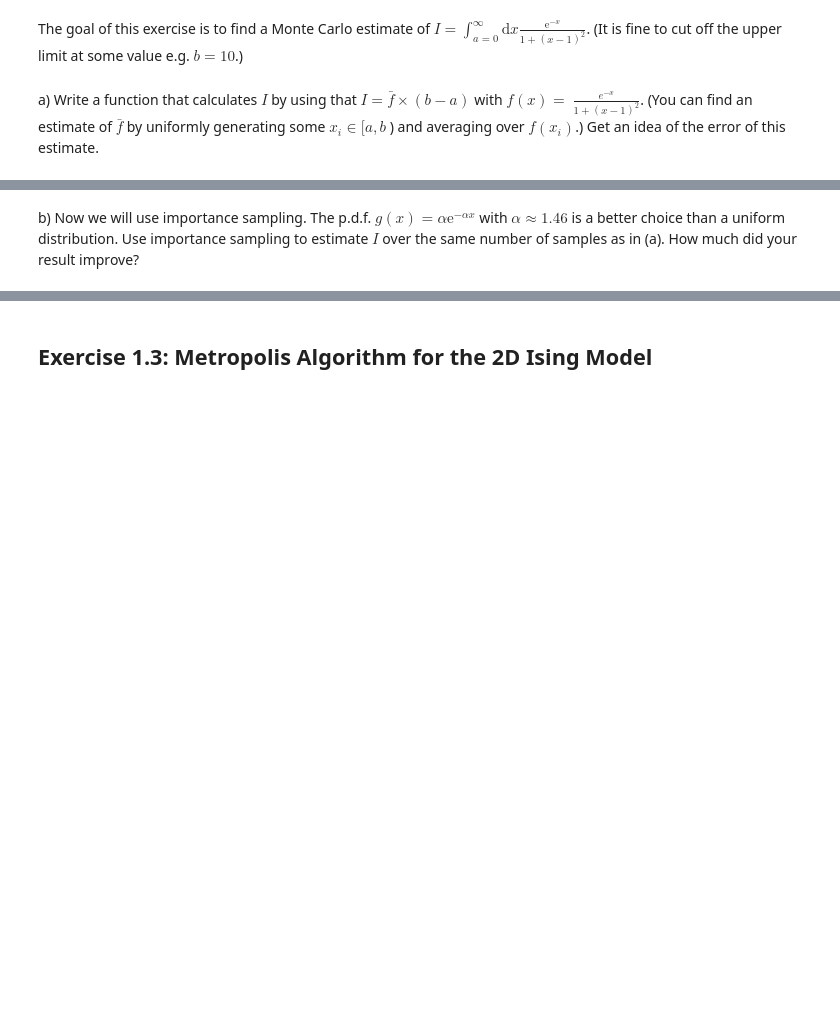
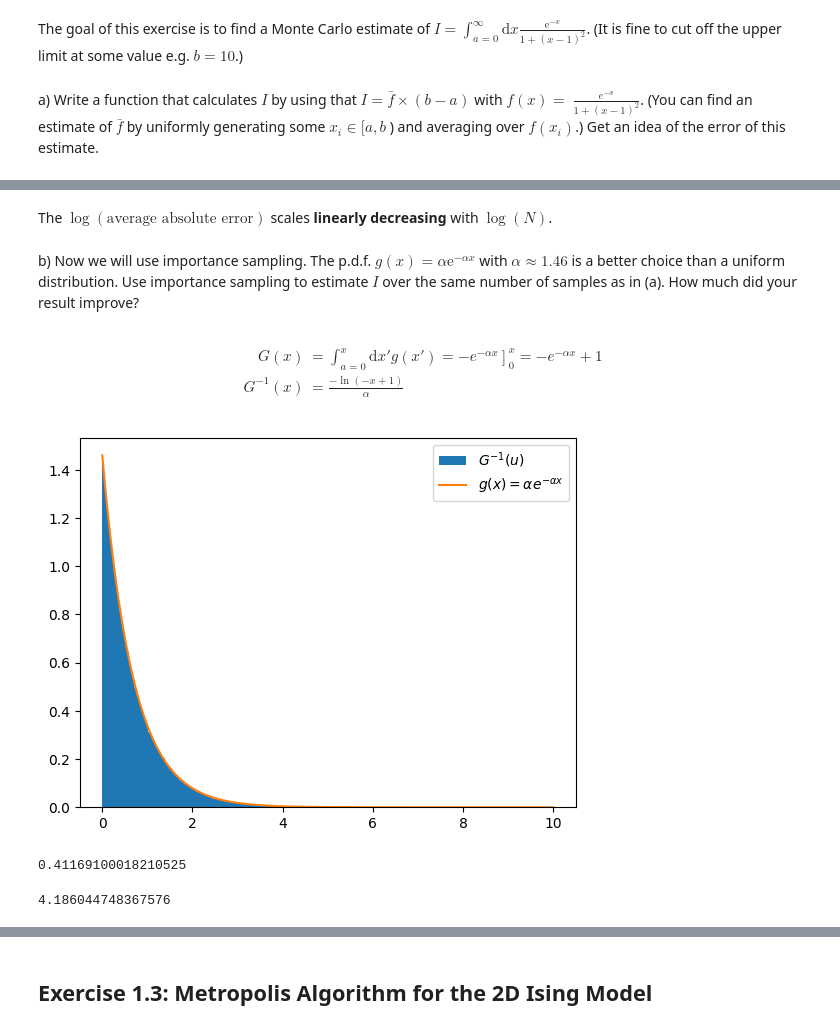
Before and after one commit to ericardomuten/TUM-PH2264, a Jupyter notebook: 1_classical_montecarlo/hw1_sub.ipynb, the cells around one changed output, grey strips where cells are left out. Saved outputs shown, nothing was run; the diff lists cells and outputs as text; code cells hidden in the pictures; blank space fills up the shorter version.

```diff
--- a/1_classical_montecarlo/hw1_sub.ipynb
+++ b/1_classical_montecarlo/hw1_sub.ipynb
@@ -257,2 +300,31 @@ a) Write a function that calculates $I$ by using that $I=\bar{f} \times(b-a)$ wi
+# %% [markdown]
+The $\log(\text{average absolute error})$ scales **linearly decreasing** with $\log(N)$.
 # %% [markdown]
 b) Now we will use importance sampling. The p.d.f. $g(x)=\alpha \mathrm{e}^{-\alpha x}$ with $\alpha \approx 1.46$ is a better choice than a uniform distribution. Use importance sampling to estimate $I$ over the same number of samples as in (a). How much did your result improve?
+# %% [markdown]
+$$
+\begin{aligned}
+G(x) &=\int_{a=0}^{x} \mathrm{d} x' g(x') = \left.-e^{-\alpha x}\right]_{0}^{x} = -e^{-\alpha x} + 1 \\
+G^{-1}(x) &= \frac{-\ln(-x + 1)}{\alpha}
+\end{aligned}
+$$
+# %%
+def g(x, alpha):
+
+    return alpha*np.exp(-alpha*x)
+# %%
+def G_inverse(x, alpha):
+
+    return -np.log(-x + 1)/alpha
+# %%
+alpha = 1.46
+N = 10**6
+u = np.random.uniform(size=N)
+x = G_inverse(u, alpha)
+
+H = plt.hist(x, 1000, density=True, label="$G^{-1}(u)$")
+P = plt.plot(np.linspace(0, 10, 1000), g(np.linspace(0, 10, 1000), alpha), label="$g(x)=α e^{-α x}$")
+plt.legend()
+plt.show()
+# %% [output]
+[figure, added]
@@ -258,0 +348,8 @@ b) Now we will use importance sampling. The p.d.f. $g(x)=\alpha \mathrm{e}^{-\al
+# %%
+integral_estimate(func, 0, 10, 10*np.random.uniform(size=10**2))
+# %% [output]
+0.41169100018210525
+# %%
+integral_estimate(func, 0, 10, G_inverse(np.random.uniform(size=10**2), 1.46))
+# %% [output]
+4.186044748367576
```
Also changed, not shown: parts of 11 cells of this notebook.
